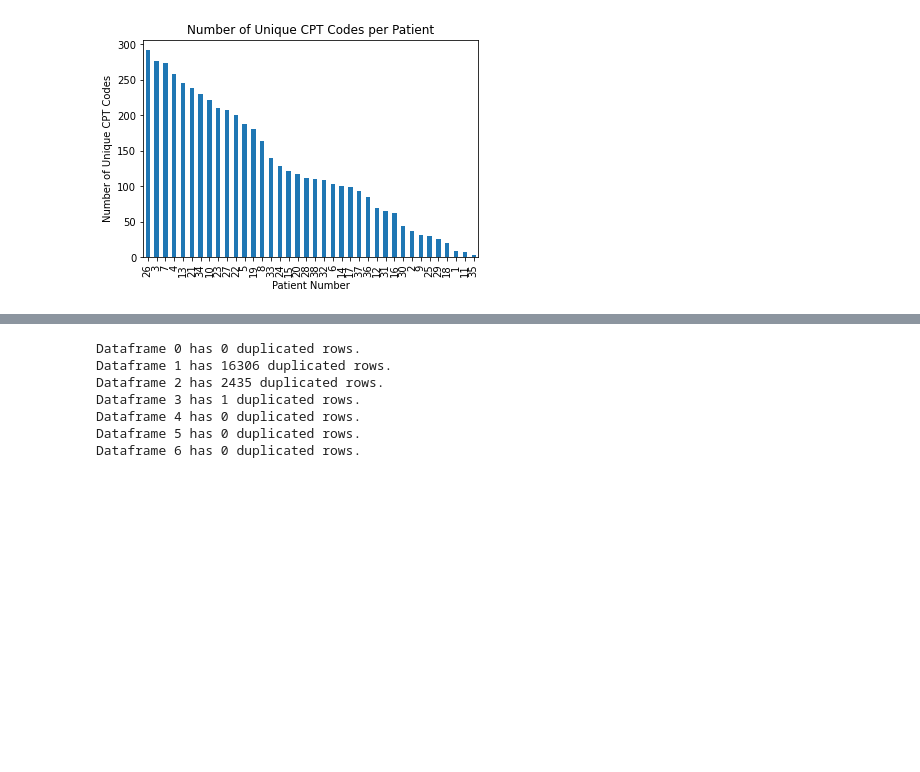
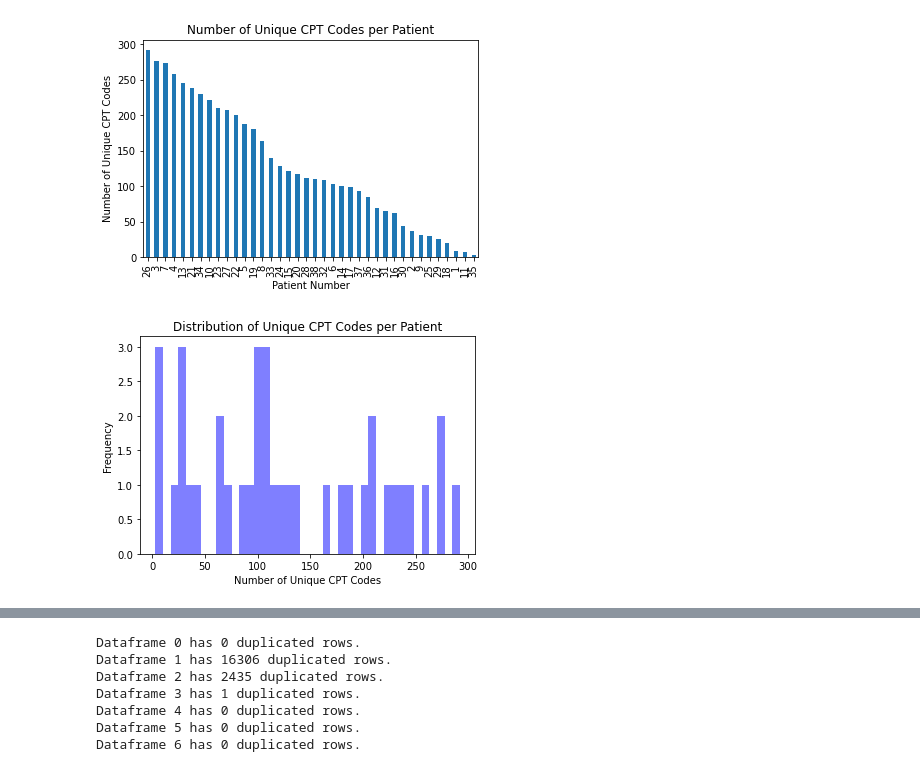
Before and after one commit to kayojoru/BMI6016DQA, a Jupyter notebook: dqa.ipynb, the cells around one changed output, grey strips where cells are left out. Cells and saved outputs as stored; diff of their text form; code cells hidden in the pictures; blank space fills up the shorter version.

```diff
--- a/dqa.ipynb
+++ b/dqa.ipynb
@@ -236,3 +237,19 @@ plt.ylabel('Number of Unique CPT Codes')
 plt.show()
 # %% [output]
 [figure]
+# %%
+# Count the number of unique code values per patient_number
+codes_per_patient = df6.groupby('patient_number')['code'].nunique()
+
+# Plot the histogram
+plt.hist(codes_per_patient, bins=40, color='blue', alpha=0.5)
+
+# Add a title and labels to the x and y axes
+plt.title('Distribution of Unique CPT Codes per Patient')
+plt.xlabel('Number of Unique CPT Codes')
+plt.ylabel('Frequency')
+
+# Show the plot
+plt.show()
+# %% [output]
+[figure, added]
```
Also changed, not shown: parts of 3 cells of this notebook.
